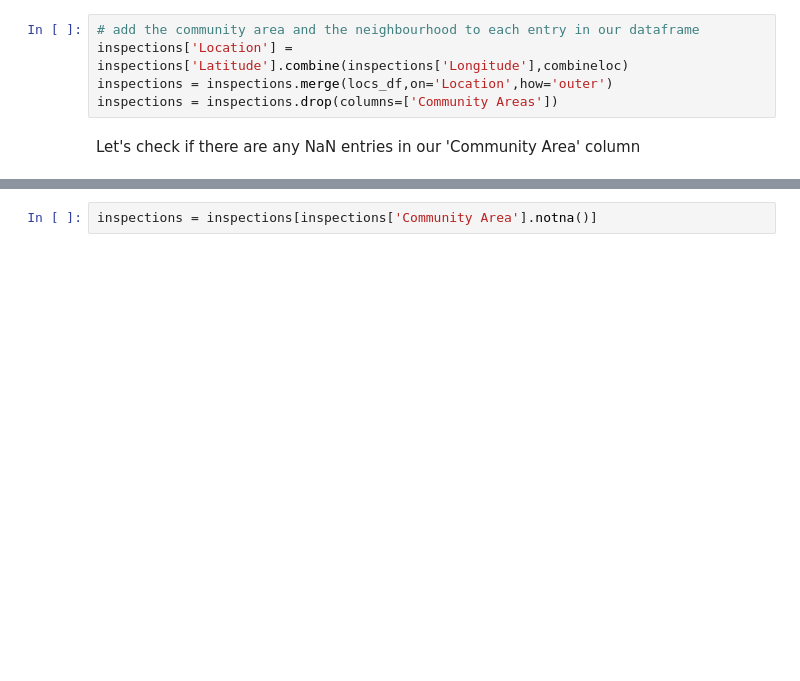
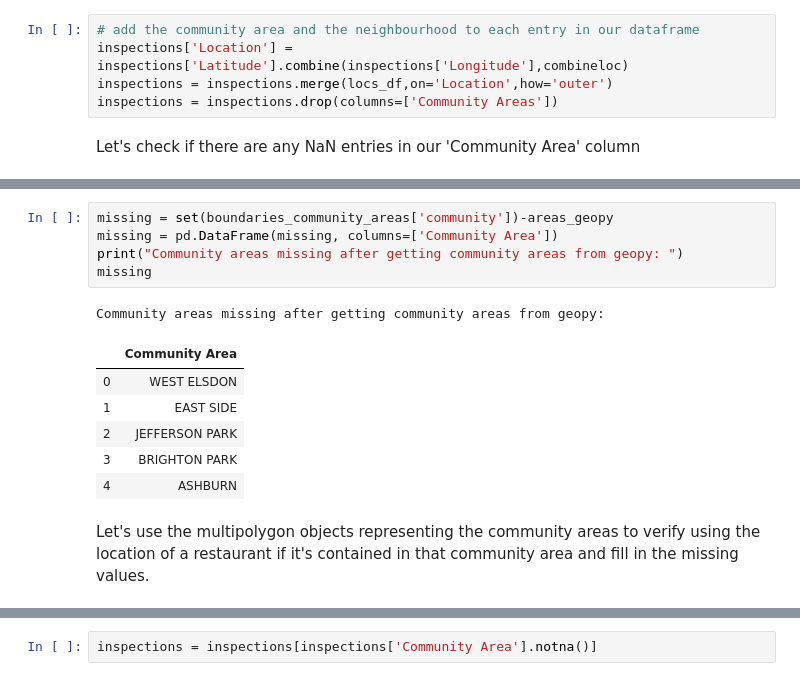
Before and after one commit to aaag97/ada-2019-project-databusters, a Jupyter notebook: Data Cleaning.ipynb, the cells around one changed output, grey strips where cells are left out. Saved outputs shown, nothing was run; the diff lists cells and outputs as text; blank space fills up the shorter version.

```diff
--- a/Data Cleaning.ipynb
+++ b/Data Cleaning.ipynb
@@ -250,0 +291,15 @@ print('{}% of rows don\'t have missing Community Areas'.format(100 * (1 - inspec
+# %%
+missing = set(boundaries_community_areas['community'])-areas_geopy
+missing = pd.DataFrame(missing, columns=['Community Area'])
+print("Community areas missing after getting community areas from geopy: ")
+missing
+# %% [output]
+Community areas missing after getting community areas from geopy:
+|  | Community Area |
+| 0 | WEST ELSDON |
+| 1 | EAST SIDE |
+| 2 | JEFFERSON PARK |
+| 3 | BRIGHTON PARK |
+| 4 | ASHBURN |
+# %% [markdown]
+Let's use the multipolygon objects representing the community areas to verify using the location of a restaurant if it's contained in that community area and fill in the missing values.
```
Also changed, not shown: parts of 49 cells of this notebook.
